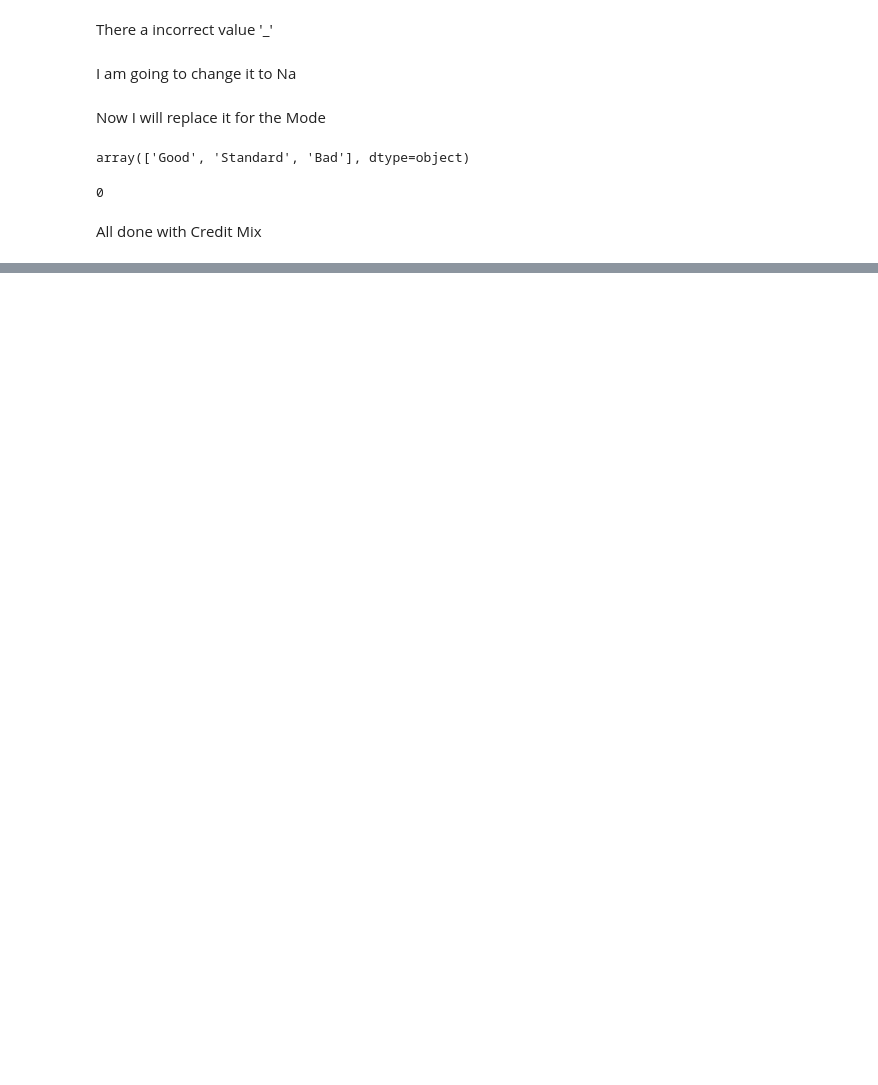
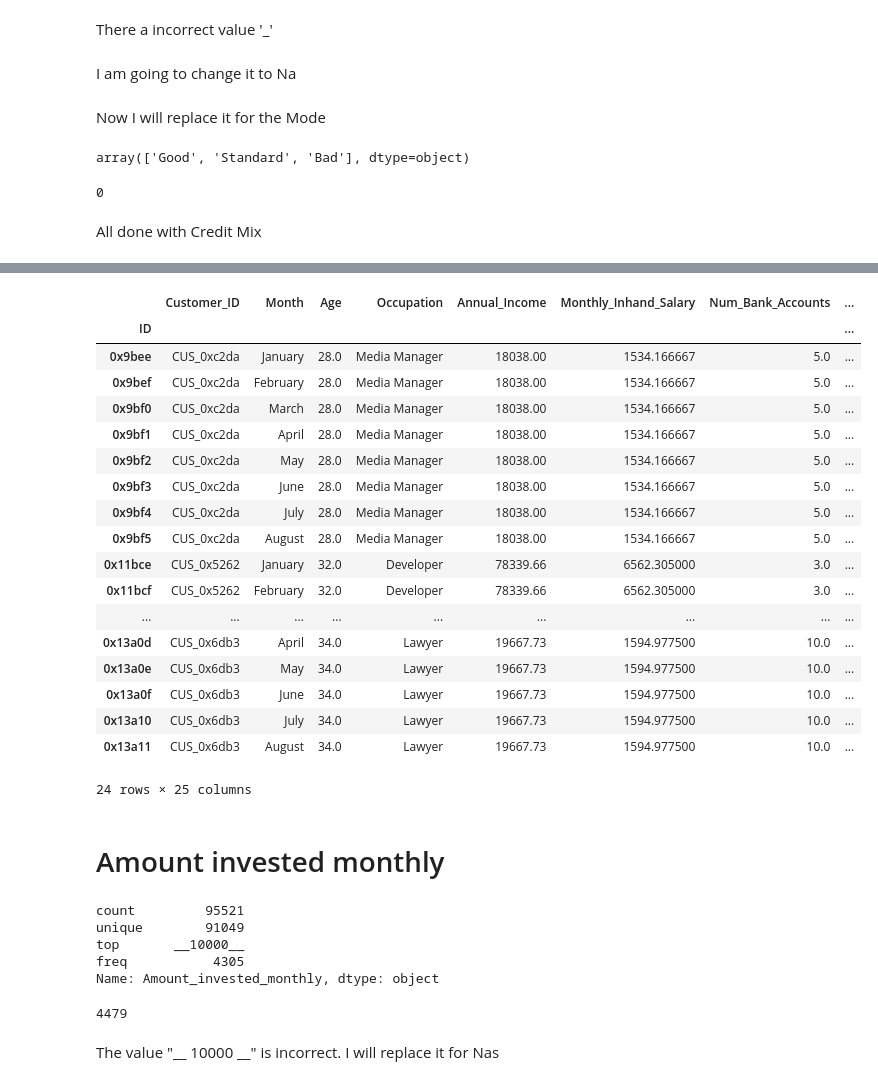
Before and after one commit to ignaciosoto04/Projects, a Jupyter notebook: Credit_Score_Classification_v2.ipynb, the cells around one changed output, grey strips where cells are left out. Drawn from its saved outputs; the diff is of its cells as text; code cells hidden in the pictures; blank space fills up the shorter version.

```diff
--- a/Credit_Score_Classification_v2.ipynb
+++ b/Credit_Score_Classification_v2.ipynb
@@ -1140,0 +1240,6 @@ All done with Credit Mix
+# %%
+credit_hist_age = []
+for i in credit_info['Credit_History_Age']:
+    credit_hist_age.append(str(i).split(' ')[0])
+
+credit_info['Credit_History_Age'] = credit_hist_age
@@ -1140,0 +1258,2 @@ All done with Credit Mix
+# %%
+credit_info['Credit_History_Age'] = credit_info['Credit_History_Age'].astype('float')
@@ -1140,0 +1279,2 @@ All done with Credit Mix
+# %%
+credit_info['Credit_History_Age'] = credit_info.groupby('Customer_ID')['Credit_History_Age'].transform(lambda x: x.fillna(stats.mode(x)[0][0]))
@@ -1140,0 +1336,2 @@ All done with Credit Mix
+# %%
+credit_info['Total_EMI_per_month'] = credit_info.groupby(by=['Customer_ID'])['Total_EMI_per_month'].transform('median')
@@ -1140,0 +1350,22 @@ All done with Credit Mix
+# %%
+credit_info[credit_info['Total_EMI_per_month'] > credit_info['Monthly_Inhand_Salary']]
+# %% [output]
+|  | Customer_ID | Month | Age | Occupation | Annual_Income | Monthly_Inhand_Salary | Num_Bank_Accounts | ... |
+| ID |  |  |  |  |  |  |  | ... |
+| 0x9bee | CUS_0xc2da | January | 28.0 | Media Manager | 18038.00 | 1534.166667 | 5.0 | ... |
+| 0x9bef | CUS_0xc2da | February | 28.0 | Media Manager | 18038.00 | 1534.166667 | 5.0 | ... |
+| 0x9bf0 | CUS_0xc2da | March | 28.0 | Media Manager | 18038.00 | 1534.166667 | 5.0 | ... |
+| 0x9bf1 | CUS_0xc2da | April | 28.0 | Media Manager | 18038.00 | 1534.166667 | 5.0 | ... |
+| 0x9bf2 | CUS_0xc2da | May | 28.0 | Media Manager | 18038.00 | 1534.166667 | 5.0 | ... |
+| 0x9bf3 | CUS_0xc2da | June | 28.0 | Media Manager | 18038.00 | 1534.166667 | 5.0 | ... |
+| 0x9bf4 | CUS_0xc2da | July | 28.0 | Media Manager | 18038.00 | 1534.166667 | 5.0 | ... |
+| 0x9bf5 | CUS_0xc2da | August | 28.0 | Media Manager | 18038.00 | 1534.166667 | 5.0 | ... |
+| 0x11bce | CUS_0x5262 | January | 32.0 | Developer | 78339.66 | 6562.305000 | 3.0 | ... |
+| 0x11bcf | CUS_0x5262 | February | 32.0 | Developer | 78339.66 | 6562.305000 | 3.0 | ... |
+| ... | ... | ... | ... | ... | ... | ... | ... | ... |
+| 0x13a0d | CUS_0x6db3 | April | 34.0 | Lawyer | 19667.73 | 1594.977500 | 10.0 | ... |
+| 0x13a0e | CUS_0x6db3 | May | 34.0 | Lawyer | 19667.73 | 1594.977500 | 10.0 | ... |
+| 0x13a0f | CUS_0x6db3 | June | 34.0 | Lawyer | 19667.73 | 1594.977500 | 10.0 | ... |
+| 0x13a10 | CUS_0x6db3 | July | 34.0 | Lawyer | 19667.73 | 1594.977500 | 10.0 | ... |
+| 0x13a11 | CUS_0x6db3 | August | 34.0 | Lawyer | 19667.73 | 1594.977500 | 10.0 | ... |
+24 rows × 25 columns
@@ -1140,0 +1375,16 @@ All done with Credit Mix
+# %% [markdown]
+# Amount invested monthly
+# %%
+credit_info['Amount_invested_monthly'].describe()
+# %% [output]
+count         95521
+unique        91049
+top       __10000__
+freq           4305
+Name: Amount_invested_monthly, dtype: object
+# %%
+credit_info['Amount_invested_monthly'].isna().sum()
+# %% [output]
+4479
+# %% [markdown]
+The value "__ 10000 __" is incorrect. I will replace it for Nas
```
Also changed, not shown: parts of 67 cells of this notebook.
